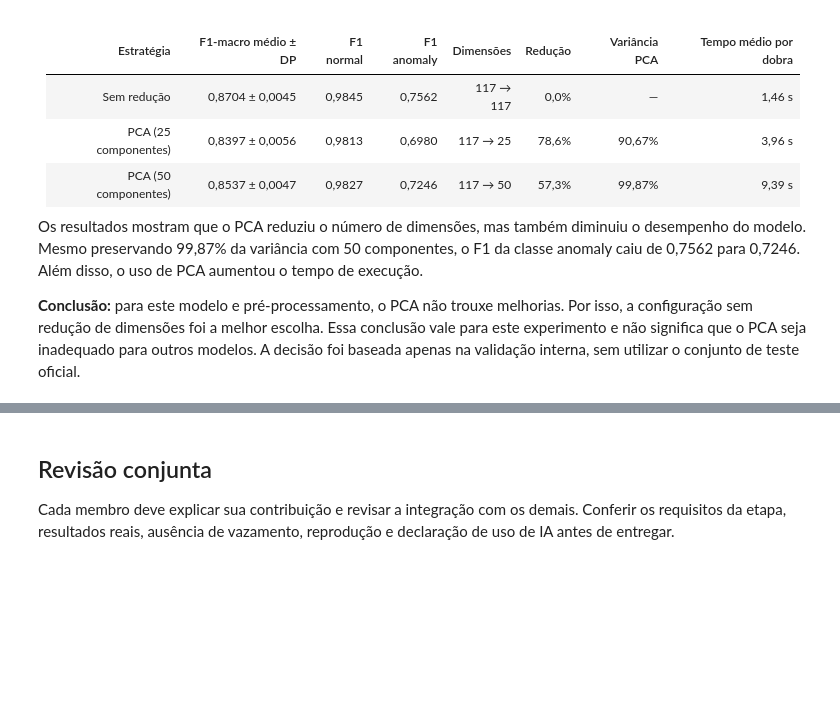
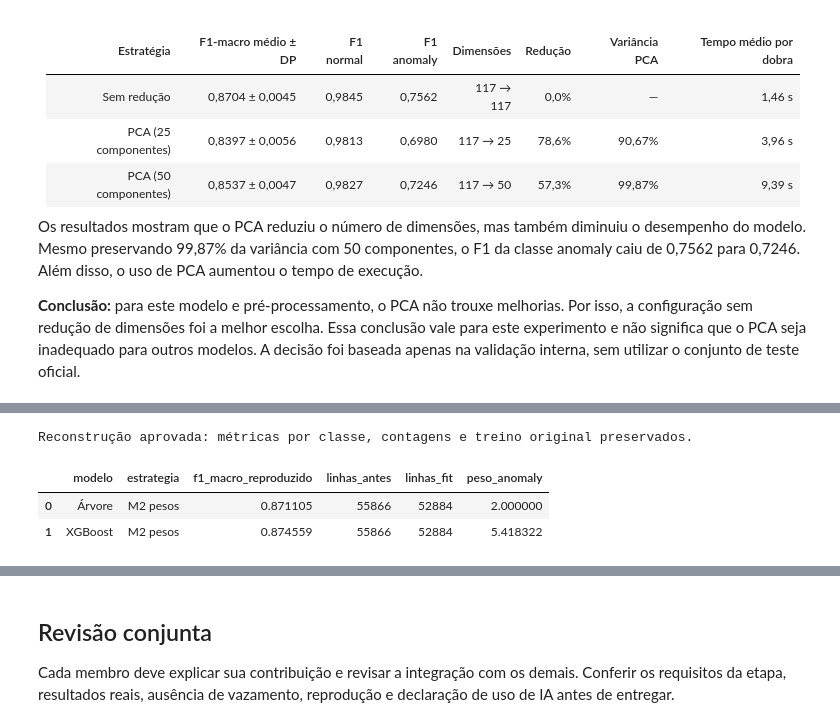
Before and after one commit to matheusmra/tp-ia, a Jupyter notebook: notebooks/02_pre_processamento.ipynb, the cells around one changed output, grey strips where cells are left out. Drawn from its saved outputs; the diff is of its cells as text; code cells hidden in the pictures; blank space fills up the shorter version.

```diff
--- a/notebooks/02_pre_processamento.ipynb
+++ b/notebooks/02_pre_processamento.ipynb
@@ -1596,0 +1977,36 @@ Os resultados mostram que o PCA reduziu o número de dimensões, mas também dim
+# %%
+assinatura_X_m5 = pd.util.hash_pandas_object(X_treino, index=True).copy()
+assinatura_y_m5 = pd.util.hash_pandas_object(y_treino, index=True).copy()
+itr_m5, iva_m5 = INDICES_DOBRAS[0]
+reproducao_m5 = []
+for modelo, escolha in CONFIGS_ETAPA3_M5.items():
+    reconstruido, info = ajustar_configuracao_m5(X_treino.iloc[itr_m5], y_treino.iloc[itr_m5], modelo)
+    with threadpool_limits(limits=2):
+        pred = reconstruido.predict(X_treino.iloc[iva_m5])
+    p, r, f, suporte = precision_recall_fscore_support(
+        y_treino.iloc[iva_m5], pred, labels=[0, 1], zero_division=0)
+    esperado = por_dobra_m5[(por_dobra_m5.modelo == modelo)
+                           & (por_dobra_m5.estrategia == escolha["estrategia"])
+                           & (por_dobra_m5.dobra == 1)].iloc[0]
+    for j, classe in enumerate(CLASSES):
+        np.testing.assert_allclose([p[j], r[j], f[j]],
+                                   [esperado[f"precisao_{classe}"], esperado[f"recall_{classe}"],
+                                    esperado[f"f1_{classe}"]], rtol=0, atol=1e-12)
+        assert suporte[j] == esperado[f"suporte_{classe}"]
+    audit = auditoria_m5[(auditoria_m5.modelo == modelo)
+                         & (auditoria_m5.estrategia == escolha["estrategia"])
+                         & (auditoria_m5.dobra == 1)].iloc[0]
+    assert info["linhas_fit"] == audit.filtrado_normal + audit.filtrado_anomaly
+    assert reconstruido.named_steps["reamostrar"].depois_ == {
+        0: audit.reamostrado_normal, 1: audit.reamostrado_anomaly}
+    reproducao_m5.append({"modelo": modelo, "estrategia": escolha["estrategia"],
+                         "f1_macro_reproduzido": float(f.mean()), **info})
+assert assinatura_X_m5.equals(pd.util.hash_pandas_object(X_treino, index=True))
+assert assinatura_y_m5.equals(pd.util.hash_pandas_object(y_treino, index=True))
+display(pd.DataFrame(reproducao_m5))
+print("Reconstrução aprovada: métricas por classe, contagens e treino original preservados.")
+# %% [output]
+Reconstrução aprovada: métricas por classe, contagens e treino original preservados.
+|  | modelo | estrategia | f1_macro_reproduzido | linhas_antes | linhas_fit | peso_anomaly |
+| 0 | Árvore | M2 pesos | 0.871105 | 55866 | 52884 | 2.000000 |
+| 1 | XGBoost | M2 pesos | 0.874559 | 55866 | 52884 | 5.418322 |
```
Also changed, not shown: parts of 30 cells of this notebook, 1 other file.
